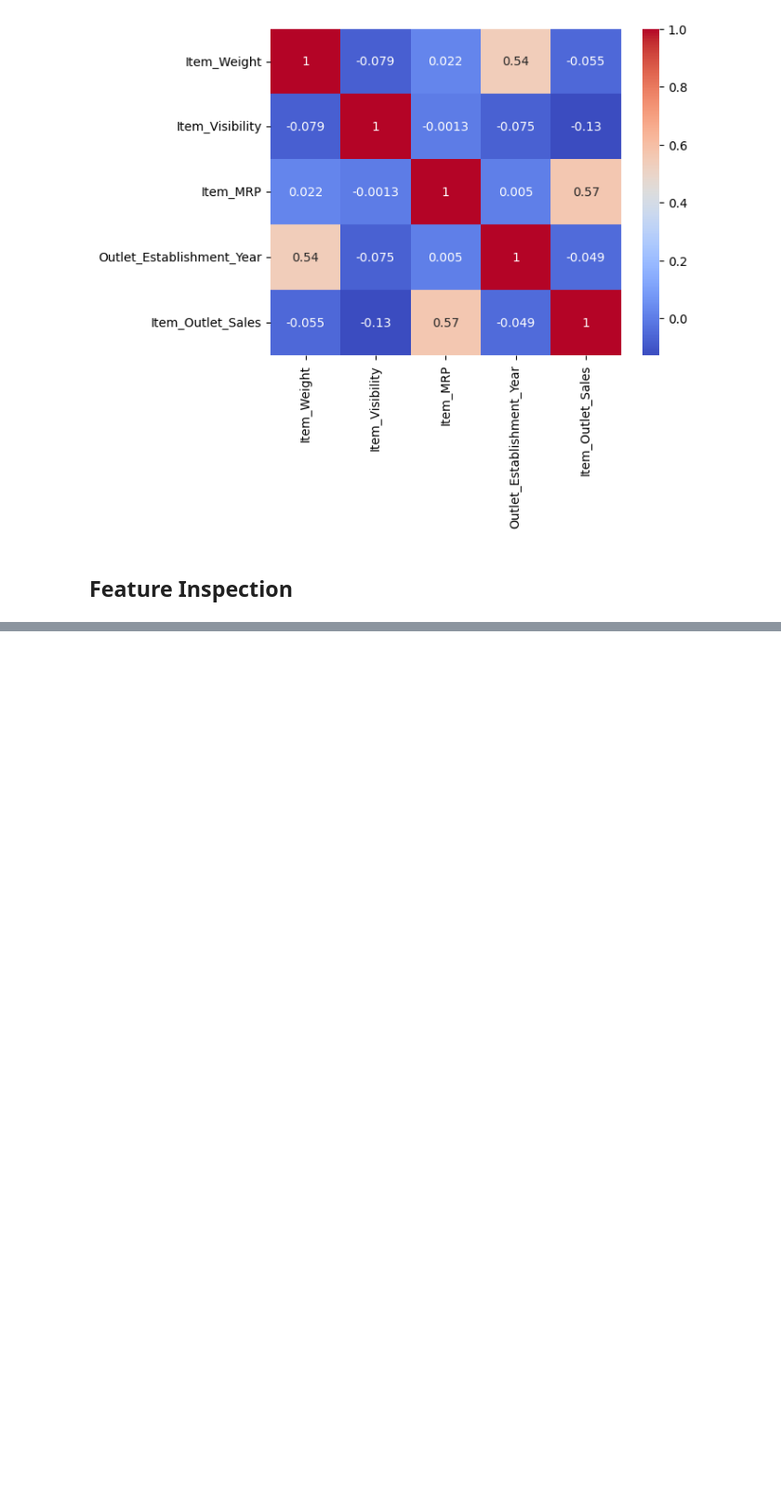
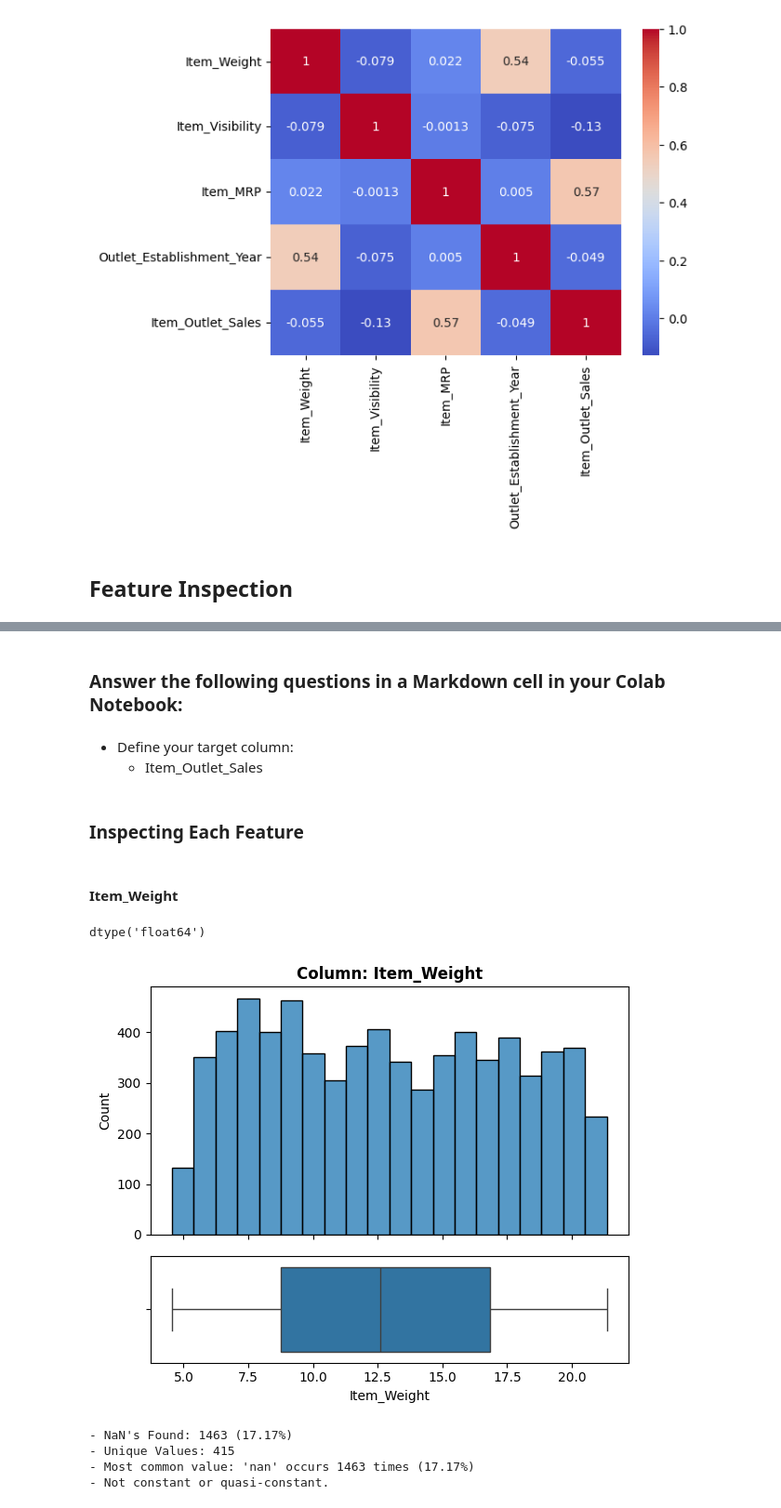
Before and after one commit to KamalRiad90/Prediction-of-Product-Sales, a Jupyter notebook: Prediction_of_Product_Sales.ipynb, the cells around one changed output, grey strips where cells are left out. Shown at 93% size. Cells and saved outputs as stored; diff of their text form; code cells hidden in the pictures; blank space fills up the shorter version.

```diff
--- a/Prediction_of_Product_Sales.ipynb
+++ b/Prediction_of_Product_Sales.ipynb
@@ -303,3 +303,6 @@ sns.heatmap(corr, cmap = 'coolwarm', annot = True);
 [figure]
 # %% [markdown]
 ## Feature Inspection
+# %%
+df['Outlet_Size'] = df['Outlet_Size'].replace('Unknown', np.nan)
+df['Item_Weight'] = df['Item_Weight'].replace(-1, np.nan)
@@ -305,0 +508,24 @@ sns.heatmap(corr, cmap = 'coolwarm', annot = True);
+# %% [markdown]
+### Answer the following questions in a Markdown cell in your Colab Notebook:
+# %% [markdown]
+
+- Define your target column:
+  - Item_Outlet_Sales
+# %% [markdown]
+### Inspecting Each Feature
+# %% [markdown]
+#### Item_Weight
+# %%
+feature = "Item_Weight"
+df[feature].dtype
+# %% [output]
+dtype('float64')
+# %%
+# run the appropriate explore function (based on feature's dtype)
+explore_numeric(df,feature);
+# %% [output]
+[figure, added]
+- NaN's Found: 1463 (17.17%)
+- Unique Values: 415
+- Most common value: 'nan' occurs 1463 times (17.17%)
+- Not constant or quasi-constant.
```
Also changed, not shown: parts of 51 cells of this notebook.
